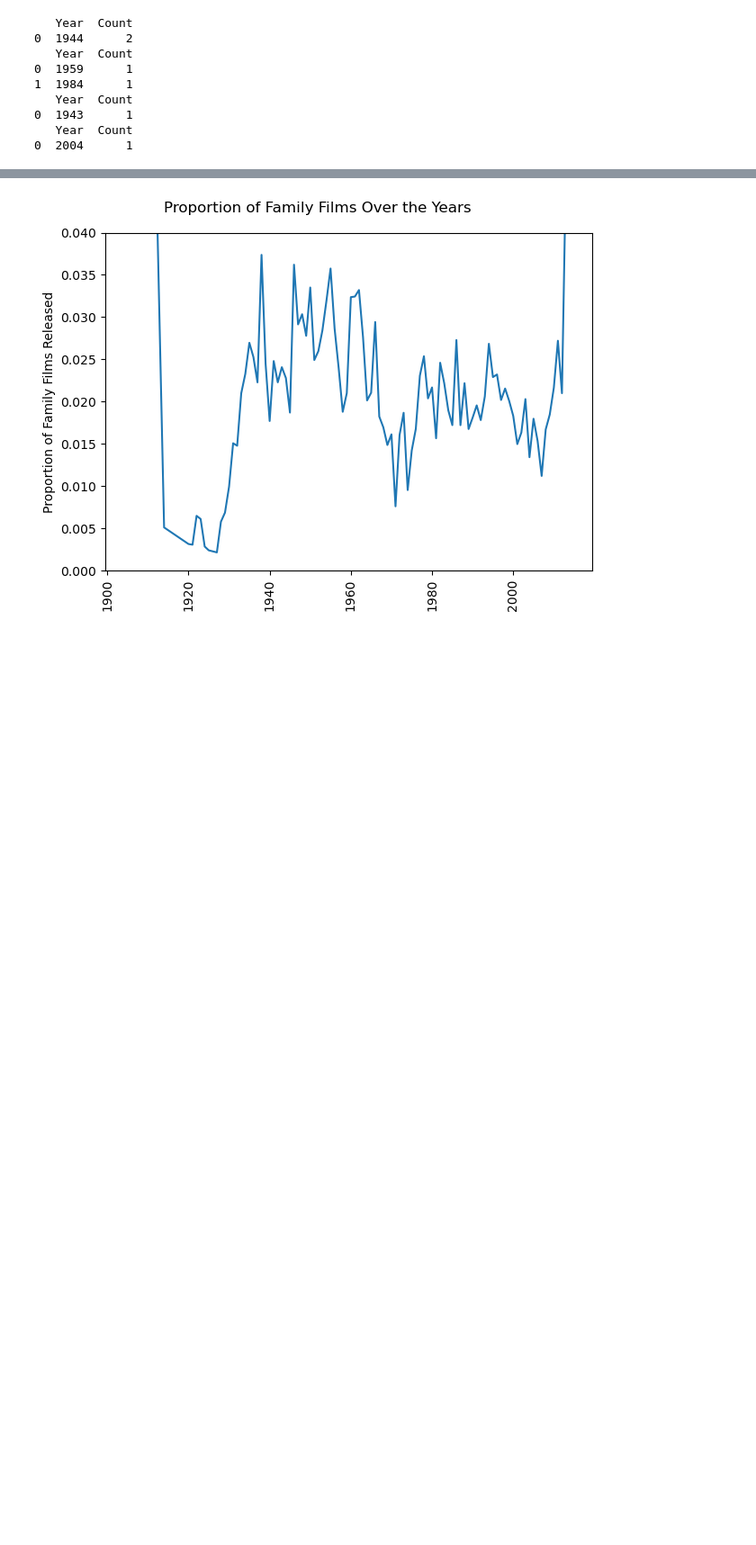
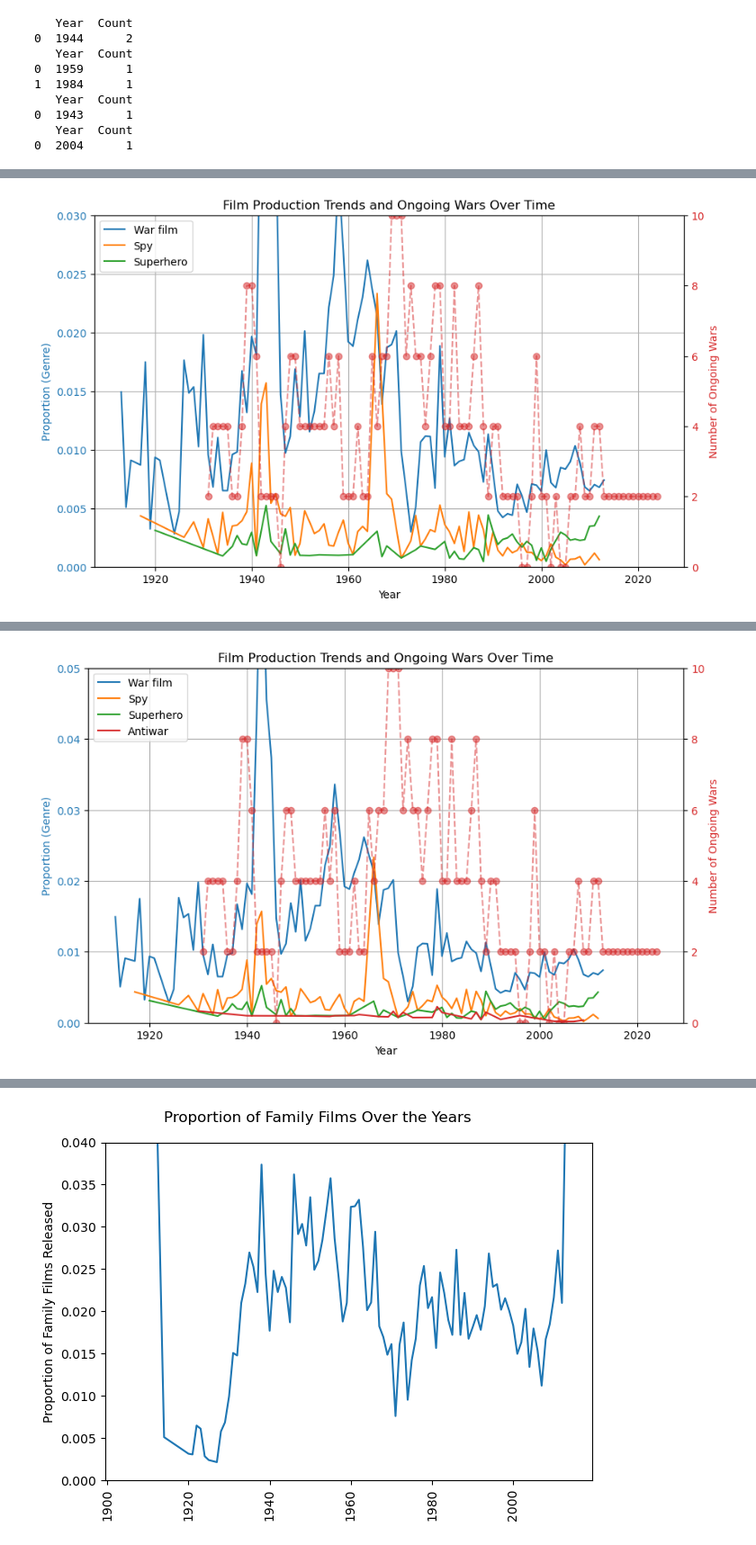
Before and after one commit to epfl-ada/ada-2024-project-americandentalassociation, a Jupyter notebook: Q1.ipynb, the cells around one changed output, grey strips where cells are left out. Shown at 90% size. Cells and saved outputs as stored; diff of their text form; code cells hidden in the pictures; blank space fills up the shorter version.

```diff
--- a/Q1.ipynb
+++ b/Q1.ipynb
@@ -184,0 +406,77 @@ plt.show()
+# %%
+def count_ongoing_wars(df_wars):
+    years = pd.Series(range(df_wars['StartYear'].min(), df_wars['EndYear'].max() + 1), name="Year")
+    ongoing_wars_count = []
+
+    for year in years:
+        ongoing_wars = df_wars[(df_wars['StartYear'] <= year) & (df_wars['EndYear'] >= year)]
+        ongoing_wars_count.append(len(ongoing_wars))  # Store the count of ongoing wars for this year
+
+    ongoing_wars_df = pd.DataFrame({'Year': years, 'Ongoing Wars': ongoing_wars_count})
+
+    return ongoing_wars_df
+
+# Function to calculate the correlation and inspect peaks events
+def inspect_peaks_events(genre_list, ylim):
+    fig, ax1 = plt.subplots(figsize=(10, 6))
+    peak_wars = []
+
+    # Loop through genres and plot them on the same plot (Primary Y-Axis)
+    for genre in genre_list:
+        genre_data = analyze_genre_wars(df_movies, df_wars, genre)
+        ax1.plot(genre_data[0], genre_data[1], label=f"{genre}")
+        peak_wars.append(genre_data[2][["War Name", "Peak Year"]])
+
+    ax1.set_title('Film Production Trends and Ongoing Wars Over Time')
+    ax1.set_xlabel('Year')
+    ax1.set_ylabel('Proportion (Genre)', color='tab:blue')
+    ax1.set_ylim(0, ylim)
+    ax1.tick_params(axis='y', labelcolor='tab:blue')
+    ax1.grid(True)
+
+    # Calculate the intersection of "War Name" across all genres
+    intersection = set(peak_wars[0]['War Name'])
+    for genre_data in peak_wars[1:]:
+        intersection = intersection.intersection(set(genre_data['War Name']))
+
+    # Filter each genre data to include only the intersected "War Name"
+    filtered_peak_wars = []
+    for genre_data in peak_wars:
+        filtered_peak_wars.append(genre_data[genre_data['War Name'].isin(intersection)])
+
+    # Step 1: Create a DataFrame to store the intersected "War Name" and the mean "Peak Year" values
+    mean_values = []
+    for war_name in intersection:
+        peak_years = [genre_data[genre_data['War Name'] == war_name]['Peak Year'].values[0] for genre_data in filtered_peak_wars]
+        mean_peak_year = min(peak_years)
+        mean_values.append({"War Name": war_name, "Mean Peak Year": mean_peak_year})
+
+    mean_df = pd.DataFrame(mean_values)
+
+    #for _, row in mean_df.iterrows():
+        #ax1.axvline(x=row['Mean Peak Year'], color='red', linestyle='--', label=f"Mean Peak Year for {row['War Name']}")
+
+    print(mean_df)
+
+    # Create the secondary y-axis for ongoing wars
+    ax2 = ax1.twinx()
+    ongoing_wars_df = count_ongoing_wars(df_wars)
+    ax2.plot(ongoing_wars_df['Year'], ongoing_wars_df['Ongoing Wars'], color='tab:red', linestyle='--', marker='o', alpha=0.5)
+    ax2.set_ylabel('Number of Ongoing Wars', color='tab:red')
+    ax2.tick_params(axis='y', labelcolor='tab:red')
+    ax2.set_ylim(0, 10)
+
+    # Calculate the correlation between Ongoing Wars and War Film Trends
+    merged_df = pd.merge(ongoing_wars_df, mean_df, left_on='Year', right_on='Mean Peak Year', how='inner')
+    correlation = merged_df['Ongoing Wars'].corr(merged_df['Mean Peak Year'])
+    print(f"Correlation between Ongoing Wars and War Film Peaks: {correlation}")
+
+    ax1.legend(loc='upper left')
+    plt.show()
+
+# Example usage (assuming df_wars and df_movies are available):
+inspect_peaks_events(military_genres, 0.03)
+inspect_peaks_events(military_and_antiwar, 0.05)
+inspect_peaks_events(reflecting_genres, 0.01)
+inspect_peaks_events(dystopian_genres, 0.01)
+# %% [output]
@@ -184,0 +499 @@ plt.show()
+[figure, added]
@@ -184,0 +507 @@ plt.show()
+[figure, added]
```
Also changed, not shown: parts of 6 cells of this notebook.
